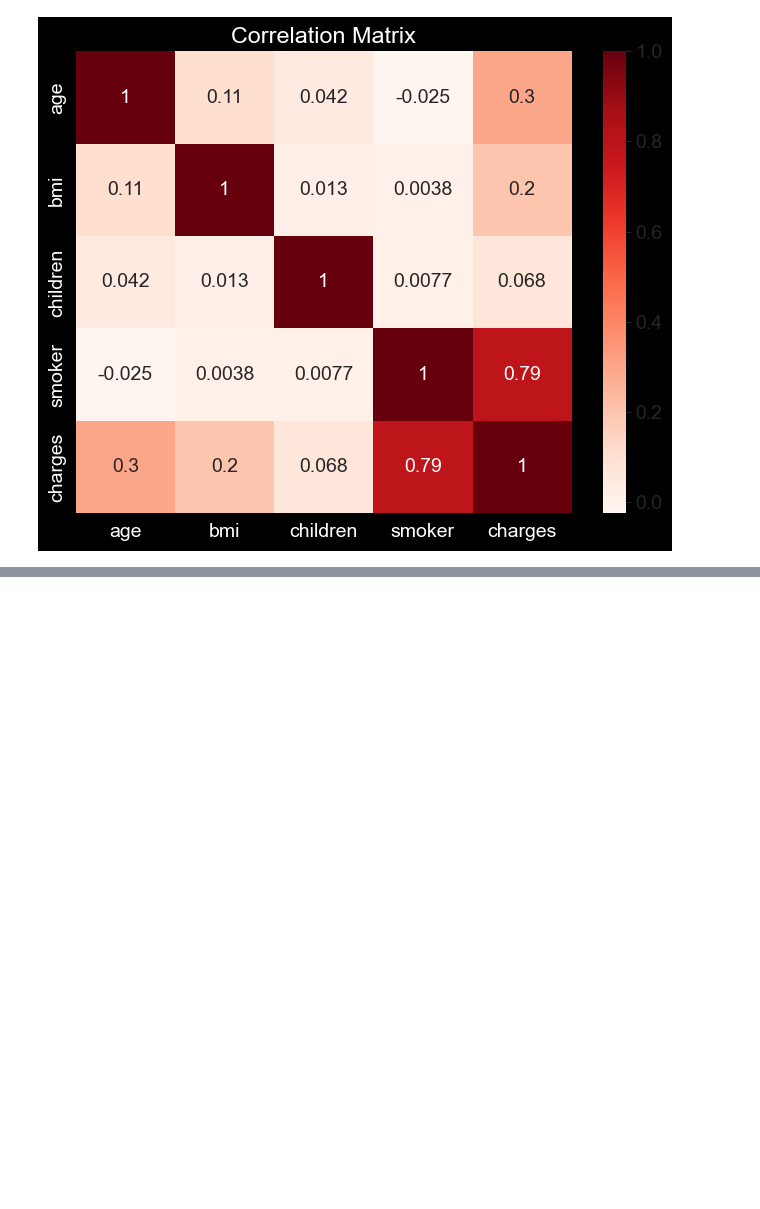
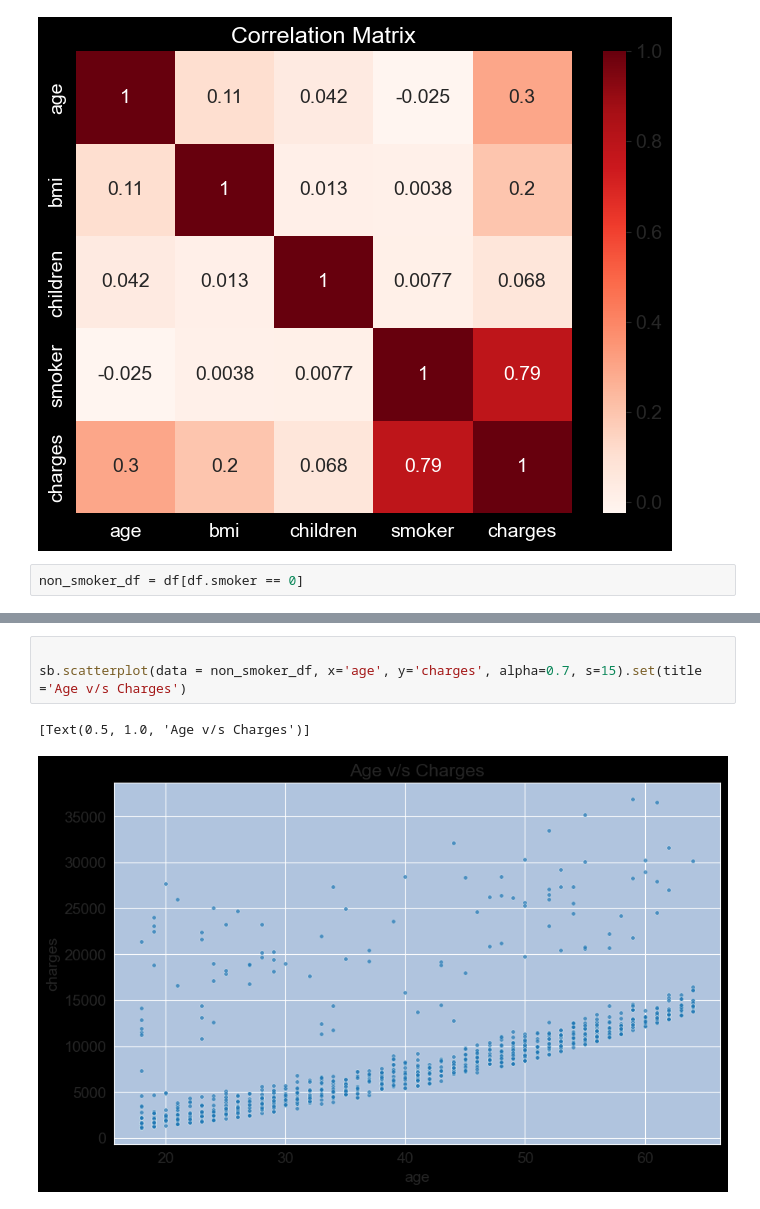
Before and after one commit to Anooj29/GEN1_AI, a Jupyter notebook: Pre-Projects/Medical.ipynb, the cells around one changed output, grey strips where cells are left out. Cells and saved outputs as stored; diff of their text form; blank space fills up the shorter version.

```diff
--- a/Pre-Projects/Medical.ipynb
+++ b/Pre-Projects/Medical.ipynb
@@ -224,3 +224,5 @@ mlt.title('Correlation Matrix', color = 'white')
 # %% [output]
 Text(0.5, 1.0, 'Correlation Matrix')
 [figure]
+# %%
+non_smoker_df = df[df.smoker == 0]
@@ -226,0 +245,6 @@ Text(0.5, 1.0, 'Correlation Matrix')
+# %%
+
+sb.scatterplot(data = non_smoker_df, x='age', y='charges', alpha=0.7, s=15).set(title ='Age v/s Charges')
+# %% [output]
+[Text(0.5, 1.0, 'Age v/s Charges')]
+[figure, added]
```
Also changed, not shown: parts of 1 cell of this notebook.
